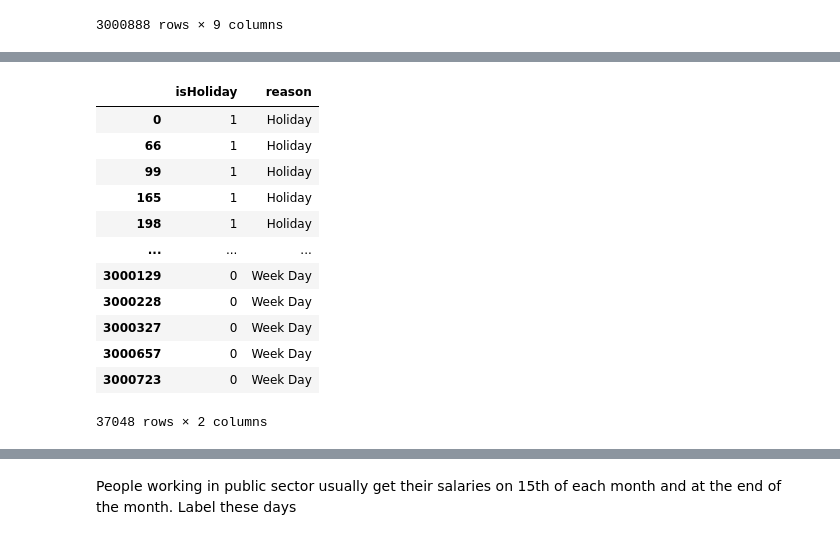
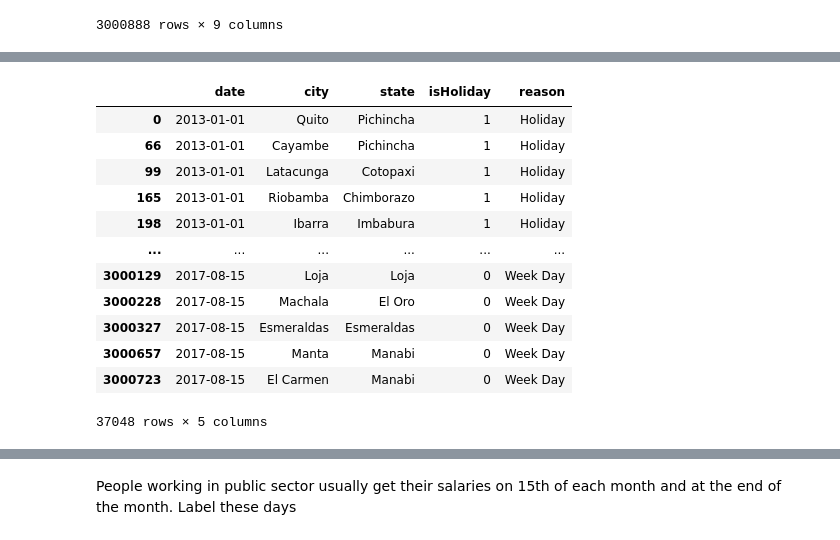
Before and after one commit to egesaygili/storesales, a Jupyter notebook: data_prep.ipynb, the cells around one changed output, grey strips where cells are left out. Cells and saved outputs as stored; diff of their text form; code cells hidden in the pictures.

```diff
--- a/data_prep.ipynb
+++ b/data_prep.ipynb
@@ -101,9 +91,10 @@ df_transactions
 # %% [markdown]
     Merge
 # %%
-df_train_w_stores = pd.merge(df_train, df_stores, on="store_nbr", how="left")
-df_train_w_stores["date"] = pd.to_datetime(df_train_w_stores["date"])
-df_train_w_stores
+# Join df_train and df_stores
+df = pd.merge(df_train, df_stores, on="store_nbr", how="left")
+df["date"] = pd.to_datetime(df["date"])
+df
 # %% [output]
 |  | date | store_nbr | family | sales | onpromotion | city | state | type | cluster |
 | 0 | 2013-01-01 | 1 | AUTOMOTIVE | 0.000 | 0 | Quito | Pichincha | D | 13 |
@@ -145,6 +146,3 @@ def get_holiday_info(row, holidays):
             return pd.Series({'isHoliday': 1, 'reason': "Weekend"})
         else:
             return pd.Series({'isHoliday': 0, 'reason': "Week Day"})
-# %%
-df = df_train_w_stores[["date", "city", "state"]].drop_duplicates()
-df
@@ -165,17 +149,20 @@ df
 # %%
-new_cols = df.apply(get_holiday_info, holidays=df_holidays, axis=1)
-new_cols
+# Apply the function
+df_n = df[["date", "city", "state"]].drop_duplicates()
+new_cols = df_n.apply(get_holiday_info, holidays=df_holidays, axis=1)
+df_n = pd.concat([df_n, new_cols], axis=1)
+df_n
 # %% [output]
-|  | isHoliday | reason |
-| 0 | 1 | Holiday |
-| 66 | 1 | Holiday |
-| 99 | 1 | Holiday |
-| 165 | 1 | Holiday |
-| 198 | 1 | Holiday |
-| ... | ... | ... |
-| 3000129 | 0 | Week Day |
-| 3000228 | 0 | Week Day |
-| 3000327 | 0 | Week Day |
-| 3000657 | 0 | Week Day |
-| 3000723 | 0 | Week Day |
+|  | date | city | state | isHoliday | reason |
+| 0 | 2013-01-01 | Quito | Pichincha | 1 | Holiday |
+| 66 | 2013-01-01 | Cayambe | Pichincha | 1 | Holiday |
+| 99 | 2013-01-01 | Latacunga | Cotopaxi | 1 | Holiday |
+| 165 | 2013-01-01 | Riobamba | Chimborazo | 1 | Holiday |
+| 198 | 2013-01-01 | Ibarra | Imbabura | 1 | Holiday |
+| ... | ... | ... | ... | ... | ... |
+| 3000129 | 2017-08-15 | Loja | Loja | 0 | Week Day |
+| 3000228 | 2017-08-15 | Machala | El Oro | 0 | Week Day |
+| 3000327 | 2017-08-15 | Esmeraldas | Esmeraldas | 0 | Week Day |
+| 3000657 | 2017-08-15 | Manta | Manabi | 0 | Week Day |
+| 3000723 | 2017-08-15 | El Carmen | Manabi | 0 | Week Day |
-37048 rows × 2 columns
+37048 rows × 5 columns
```
Also changed, not shown: parts of 28 cells of this notebook, 1 other file.
